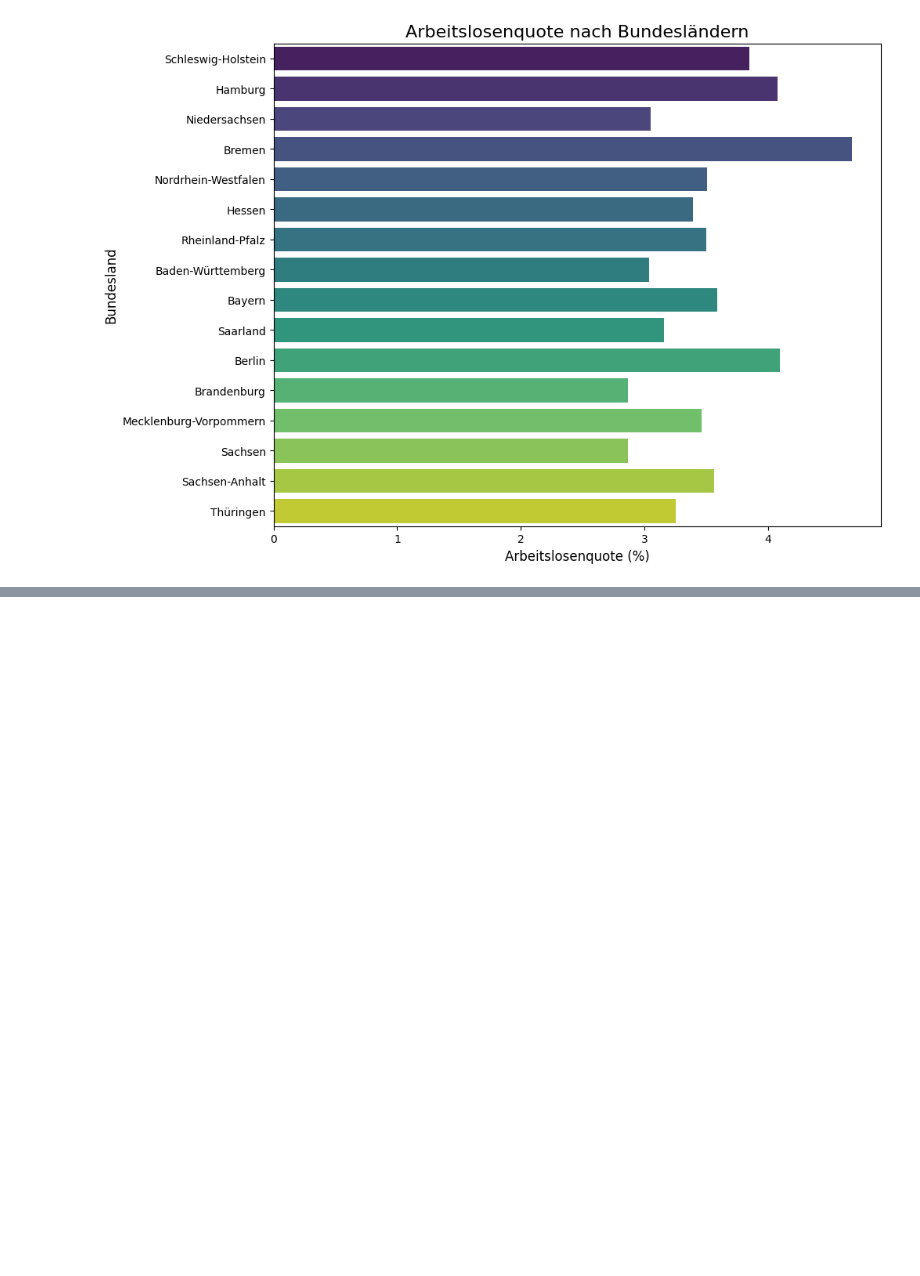
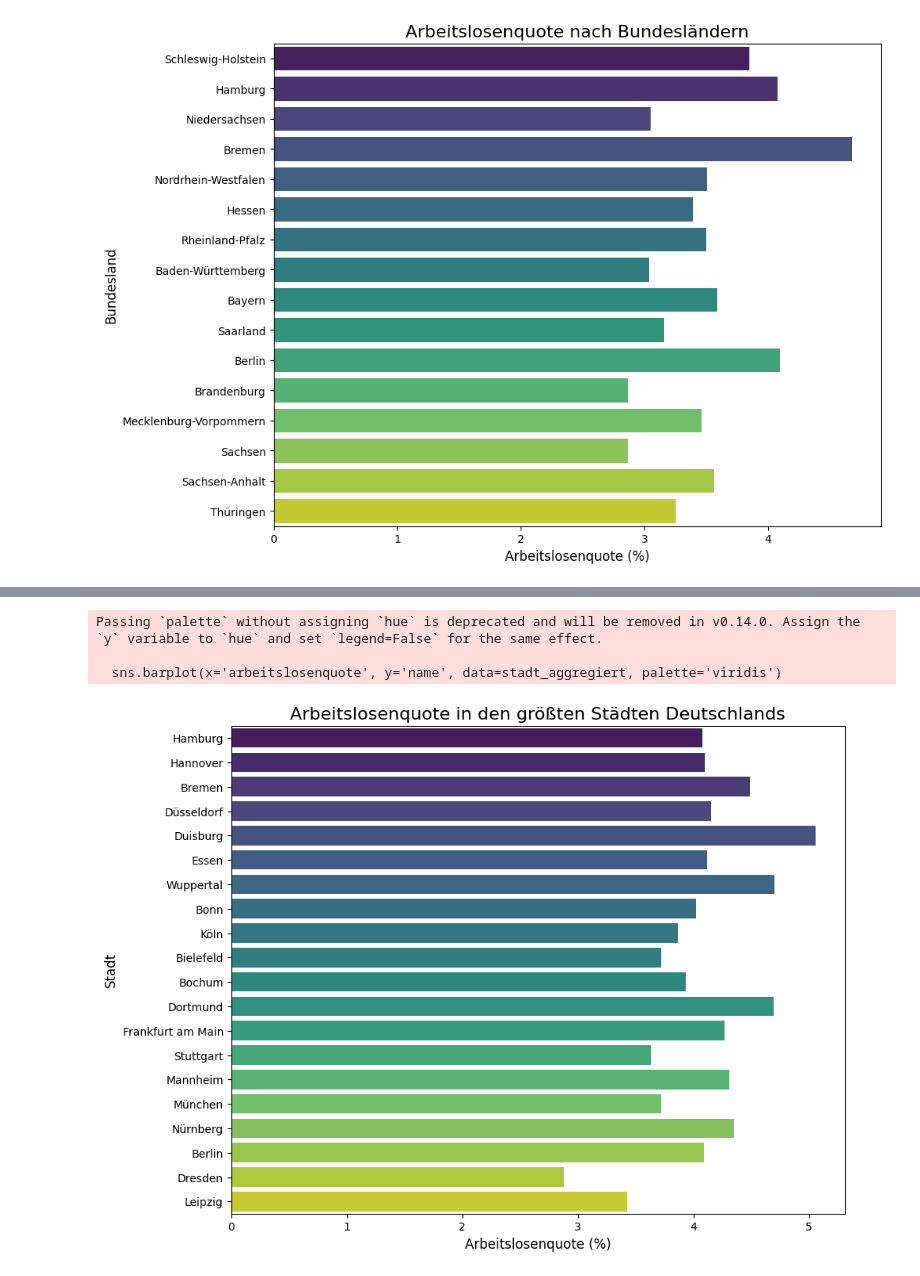
Before and after one commit to Reimser/sp3_1_studienarbeit, a Jupyter notebook: notebooks/visu-all.ipynb, the cells around one changed output, grey strips where cells are left out. Drawn from its saved outputs; the diff is of its cells as text; code cells hidden in the pictures; blank space fills up the shorter version.

```diff
--- a/notebooks/visu-all.ipynb
+++ b/notebooks/visu-all.ipynb
@@ -167,0 +114,60 @@ MergeError: Passing 'suffixes' which cause duplicate columns {'schulabs_stp__3_x
+# %%
+# Liste der sechs größten Städte Deutschlands (nach Einwohnerzahl)
+grosse_stadte = [
+    'Berlin',
+    'Hamburg',
+    'München',
+    'Köln',
+    'Frankfurt am Main',
+    'Stuttgart',
+    'Düsseldorf',
+    'Leipzig',
+    'Dortmund',
+    'Essen',
+    'Bremen',
+    'Dresden',
+    'Hannover',
+    'Nürnberg',
+    'Duisburg',
+    'Bochum',
+    'Wuppertal',
+    'Bielefeld',
+    'Bonn',
+    'Mannheim'
+]
+
+
+# Laden der notwendigen Tabellen
+faktentabelle_df = load_table('faktentabelle', engine)
+stadt_df = load_table('dim_gemeinde', engine)
+
+# Filtern der Daten nach den größten Städten
+stadt_data = stadt_df[stadt_df['name'].isin(grosse_stadte)]
+
+# Aggregieren der Daten nach Stadt
+stadt_aggregiert = faktentabelle_df[faktentabelle_df['gemeindeschluessel'].isin(stadt_data['gemeindeschluessel'])].groupby('gemeindeschluessel').agg(
+    erwerbstätige=('erwerbstätige', 'sum'),
+    arbeitslose=('arbeitslose', 'sum')
+).reset_index()
+
+# Berechnen der Arbeitslosenquote (in Prozent)
+stadt_aggregiert['arbeitslosenquote'] = (stadt_aggregiert['arbeitslose'] / (stadt_aggregiert['erwerbstätige'] + stadt_aggregiert['arbeitslose'])) * 100
+
+# Merge mit den Stadtnamen
+stadt_aggregiert = stadt_aggregiert.merge(stadt_df[['gemeindeschluessel', 'name']], on='gemeindeschluessel')
+
+# Anzeige der aggregierten Daten
+print(stadt_aggregiert)
+
+# Plot erstellen
+plt.figure(figsize=(10, 8))
+sns.barplot(x='arbeitslosenquote', y='name', data=stadt_aggregiert, palette='viridis')
+
+# Titel und Labels hinzufügen
+plt.title('Arbeitslosenquote in den größten Städten Deutschlands', fontsize=16)
+plt.xlabel('Arbeitslosenquote (%)', fontsize=12)
+plt.ylabel('Stadt', fontsize=12)
+
+# Plot anzeigen
+plt.show()
+# %% [output]
@@ -167,0 +191,4 @@ MergeError: Passing 'suffixes' which cause duplicate columns {'schulabs_stp__3_x
+Passing `palette` without assigning `hue` is deprecated and will be removed in v0.14.0. Assign the `y` variable to `hue` and set `legend=False` for the same effect.
+
+  sns.barplot(x='arbeitslosenquote', y='name', data=stadt_aggregiert, palette='viridis')
+[figure, added]
```
Also changed, not shown: parts of 13 cells of this notebook, 4 other files.
